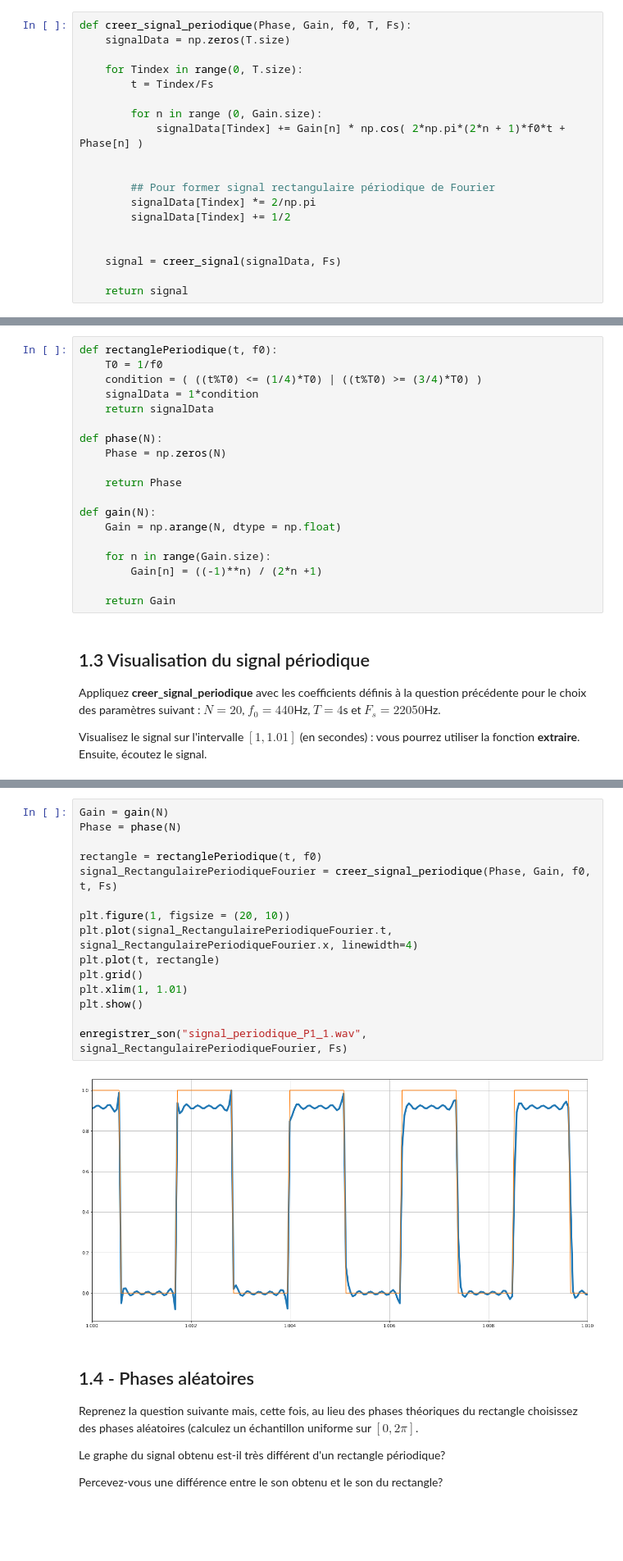
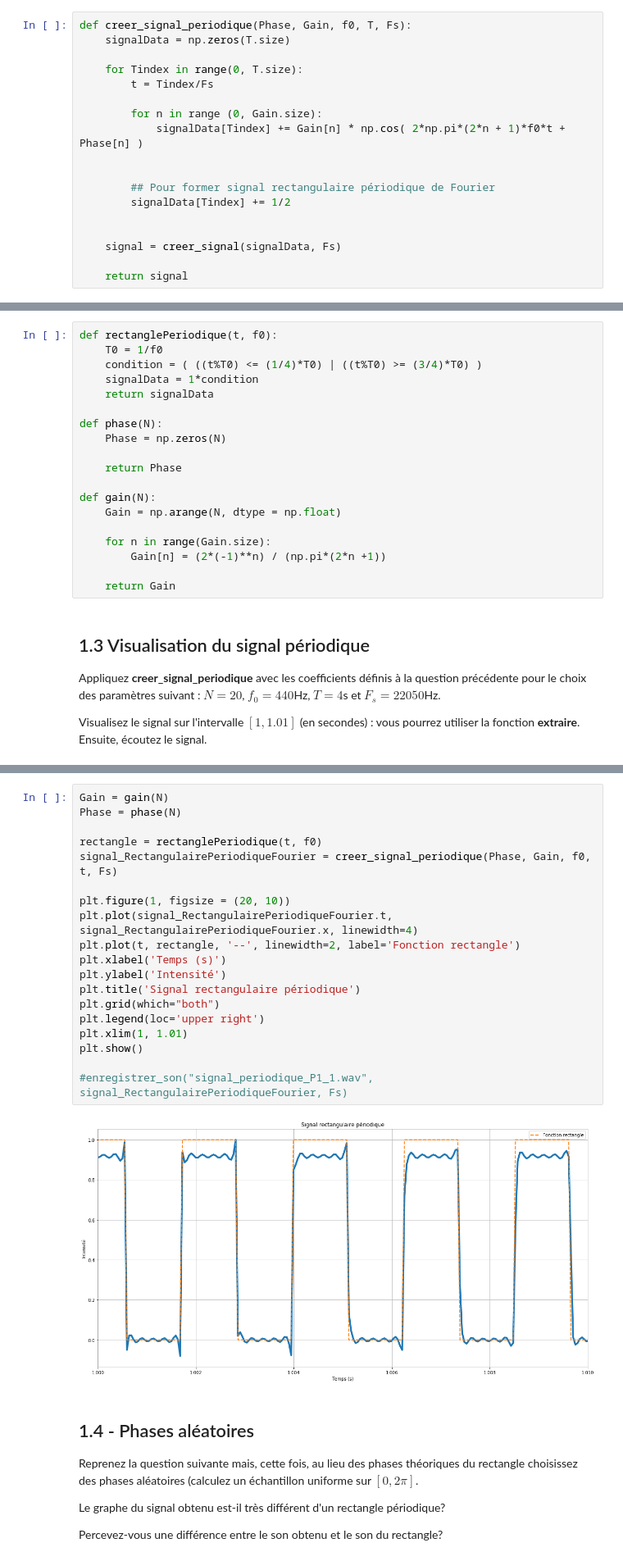
Before and after one commit to guillaume-haerinck/imac-tp-signal, a Jupyter notebook: tp-02-gain-phase/rendu-tp-02.ipynb, the cells around one changed output, grey strips where cells are left out. Shown at 82% size. Drawn from its saved outputs; the diff is of its cells as text; blank space fills up the shorter version.

```diff
--- a/tp-02-gain-phase/rendu-tp-02.ipynb
+++ b/tp-02-gain-phase/rendu-tp-02.ipynb
@@ -50,7 +50,6 @@ def creer_signal_periodique(Phase, Gain, f0, T, Fs):
 
 
         ## Pour former signal rectangulaire périodique de Fourier
-        signalData[Tindex] *= 2/np.pi
         signalData[Tindex] += 1/2
 
 
@@ -79,7 +78,7 @@ def gain(N):
     Gain = np.arange(N, dtype = np.float)
 
     for n in range(Gain.size):
-        Gain[n] = ((-1)**n) / (2*n +1)
+        Gain[n] = (2*(-1)**n) / (np.pi*(2*n +1))
 
     return Gain
 # %% [markdown]
@@ -98,20 +98,24 @@ t = np.arange(0, duration, Ts)
 # %%
 Gain = gain(N)
 Phase = phase(N)
 
 rectangle = rectanglePeriodique(t, f0)
 signal_RectangulairePeriodiqueFourier = creer_signal_periodique(Phase, Gain, f0, t, Fs)
 
 plt.figure(1, figsize = (20, 10))
 plt.plot(signal_RectangulairePeriodiqueFourier.t, signal_RectangulairePeriodiqueFourier.x, linewidth=4)
-plt.plot(t, rectangle)
-plt.grid()
+plt.plot(t, rectangle, '--', linewidth=2, label='Fonction rectangle')
+plt.xlabel('Temps (s)')
+plt.ylabel('Intensité')
+plt.title('Signal rectangulaire périodique')
+plt.grid(which="both")
+plt.legend(loc='upper right')
 plt.xlim(1, 1.01)
 plt.show()
 
-enregistrer_son("signal_periodique_P1_1.wav", signal_RectangulairePeriodiqueFourier, Fs)
+#enregistrer_son("signal_periodique_P1_1.wav", signal_RectangulairePeriodiqueFourier, Fs)
 # %% [output]
-[figure, old version]
+[figure, new version]
 # %% [markdown]
 ## 1.4 - Phases aléatoires
 
```
Also changed, not shown: parts of 13 cells of this notebook, 2 other files.
